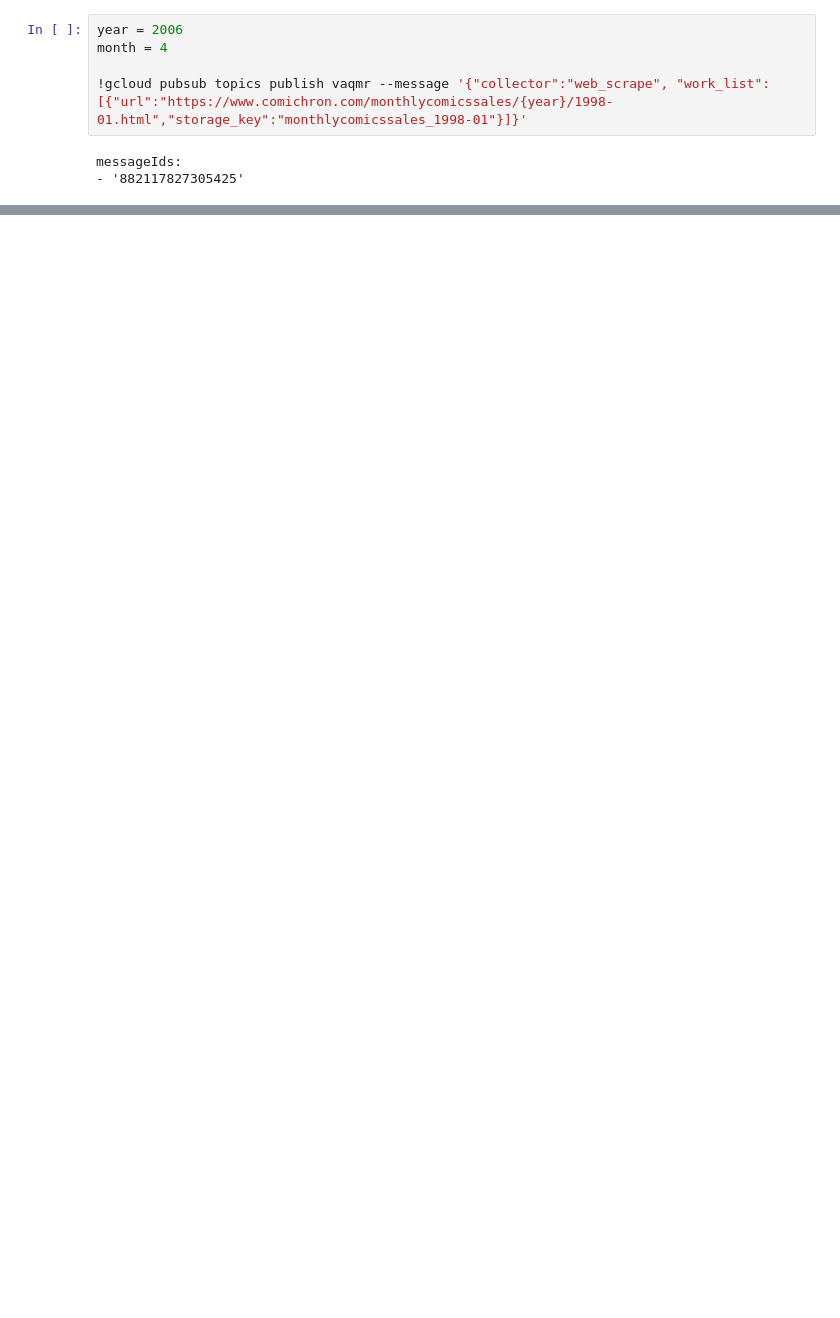
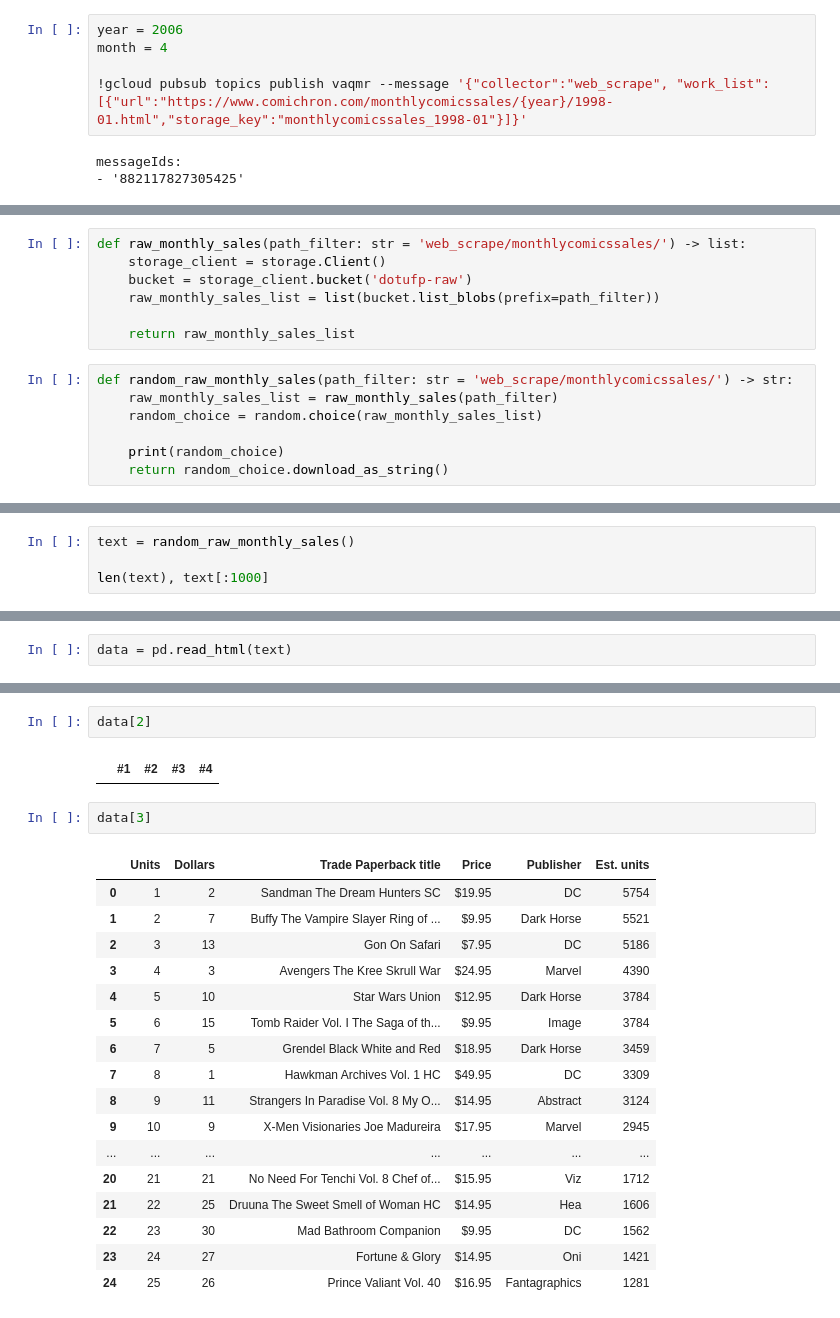
Before and after one commit to dylanharper/projects, a Jupyter notebook: comics/comichron.ipynb, the cells around one changed output, grey strips where cells are left out. Drawn from its saved outputs; the diff is of its cells as text; blank space fills up the shorter version.

Commit message:
comics data, etc

```diff
--- a/comics/comichron.ipynb
+++ b/comics/comichron.ipynb
@@ -63,0 +64,14 @@ for year in range(1998, 2019):
+# %%
+def raw_monthly_sales(path_filter: str = 'web_scrape/monthlycomicssales/') -> list:
+    storage_client = storage.Client()
+    bucket = storage_client.bucket('dotufp-raw')
+    raw_monthly_sales_list = list(bucket.list_blobs(prefix=path_filter))
+
+    return raw_monthly_sales_list
+# %%
+def random_raw_monthly_sales(path_filter: str = 'web_scrape/monthlycomicssales/') -> str:
+    raw_monthly_sales_list = raw_monthly_sales(path_filter)
+    random_choice = random.choice(raw_monthly_sales_list)
+
+    print(random_choice)
+    return random_choice.download_as_string()
@@ -63,0 +85,4 @@ for year in range(1998, 2019):
+# %%
+text = random_raw_monthly_sales()
+
+len(text), text[:1000]
@@ -63,0 +93,2 @@ for year in range(1998, 2019):
+# %%
+data = pd.read_html(text)
@@ -63,0 +127,24 @@ for year in range(1998, 2019):
+# %%
+data[2]
+# %% [output]
+|  | #1 | #2 | #3 | #4 |
+# %%
+data[3]
+# %% [output]
+|  | Units | Dollars | Trade Paperback title | Price | Publisher | Est. units |
+| 0 | 1 | 2 | Sandman The Dream Hunters SC | $19.95 | DC | 5754 |
+| 1 | 2 | 7 | Buffy The Vampire Slayer Ring of ... | $9.95 | Dark Horse | 5521 |
+| 2 | 3 | 13 | Gon On Safari | $7.95 | DC | 5186 |
+| 3 | 4 | 3 | Avengers The Kree Skrull War | $24.95 | Marvel | 4390 |
+| 4 | 5 | 10 | Star Wars Union | $12.95 | Dark Horse | 3784 |
+| 5 | 6 | 15 | Tomb Raider Vol. I The Saga of th... | $9.95 | Image | 3784 |
+| 6 | 7 | 5 | Grendel Black White and Red | $18.95 | Dark Horse | 3459 |
+| 7 | 8 | 1 | Hawkman Archives Vol. 1 HC | $49.95 | DC | 3309 |
+| 8 | 9 | 11 | Strangers In Paradise Vol. 8 My O... | $14.95 | Abstract | 3124 |
+| 9 | 10 | 9 | X-Men Visionaries Joe Madureira | $17.95 | Marvel | 2945 |
+| ... | ... | ... | ... | ... | ... | ... |
+| 20 | 21 | 21 | No Need For Tenchi Vol. 8 Chef of... | $15.95 | Viz | 1712 |
+| 21 | 22 | 25 | Druuna The Sweet Smell of Woman HC | $14.95 | Hea | 1606 |
+| 22 | 23 | 30 | Mad Bathroom Companion | $9.95 | DC | 1562 |
+| 23 | 24 | 27 | Fortune & Glory | $14.95 | Oni | 1421 |
+| 24 | 25 | 26 | Prince Valiant Vol. 40 | $16.95 | Fantagraphics | 1281 |
```
Also changed, not shown: parts of 25 cells of this notebook, 4 other files.
